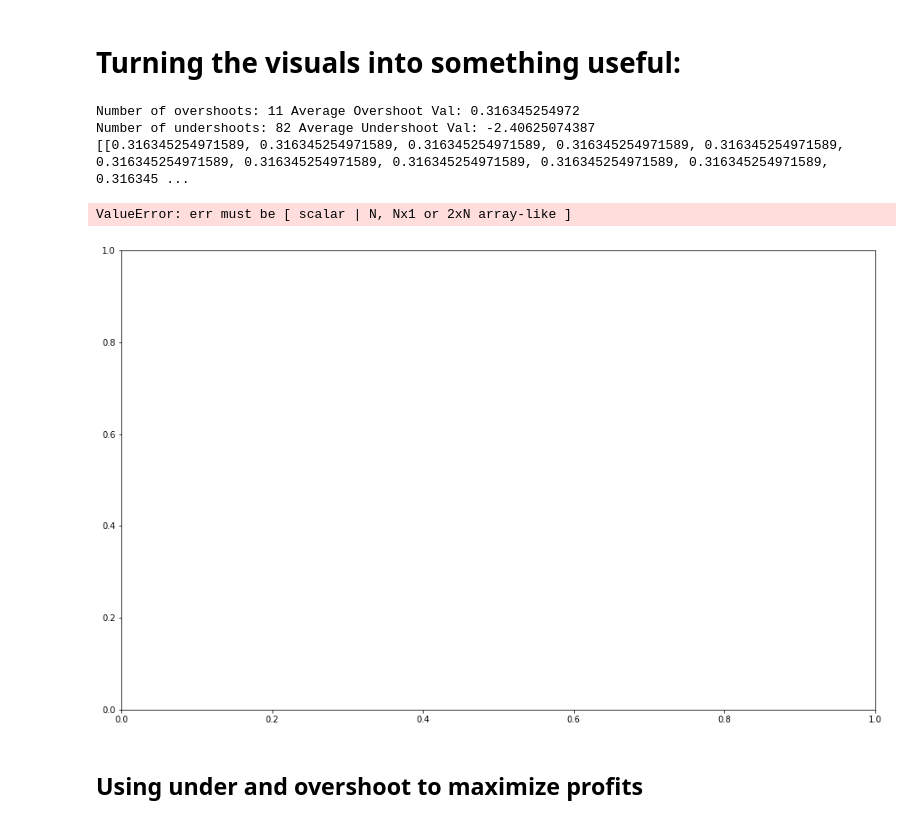
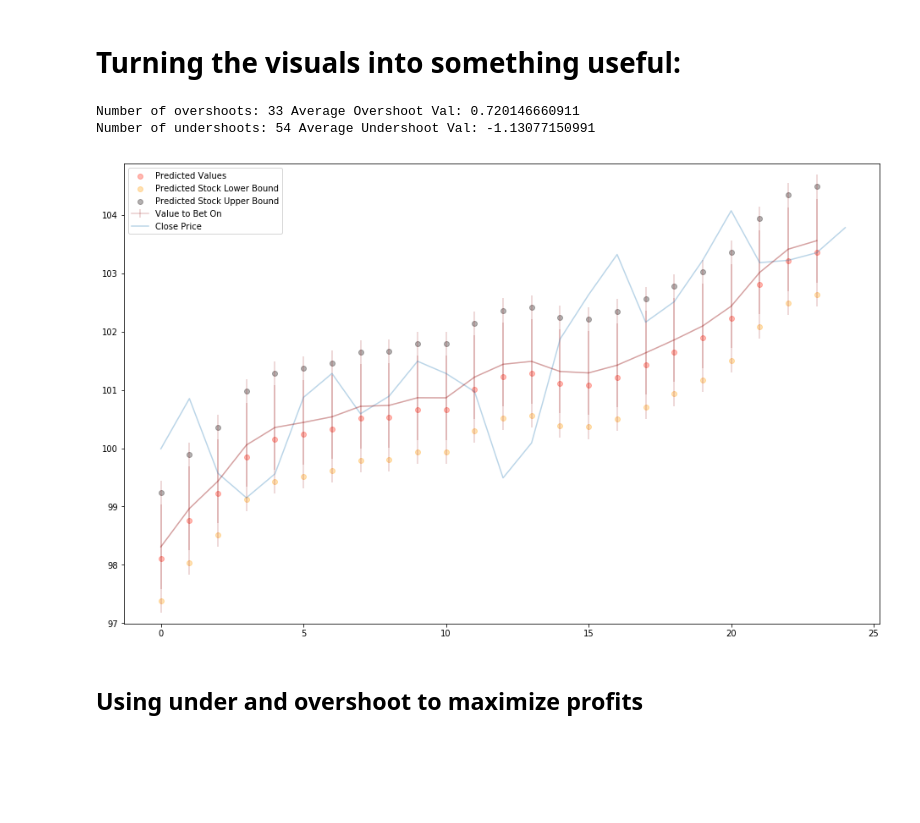
Before and after one commit to matthewwicker/DeepMarketModels, a Jupyter notebook: SingleModelMonetization.ipynb, the cells around one changed output. Drawn from its saved outputs; the diff is of its cells as text; code cells hidden in the pictures; blank space fills up the shorter version.

```diff
--- a/SingleModelMonetization.ipynb
+++ b/SingleModelMonetization.ipynb
@@ -45,7 +45,7 @@ look_back = 7
 
 # Here is the path to your finacial data from Yahoo:
 # Note: Replace NVIDIA stock. Not enough data on recent trends
-STOCK_TO_USE = "MCD"
+STOCK_TO_USE = "V"
 DATA_PATH = "FinData/" + STOCK_TO_USE + ".csv"
 MODEL_JSON_PATH = "FinModels/" + STOCK_TO_USE + ".json"
 MODEL_WEIGHT_PATH = "FinModels/" + STOCK_TO_USE + ".h5"
@@ -273,51 +273,46 @@ pylab.rcParams['figure.figsize'] = (16, 10)
 # First lets seperate the negative values from the
 # positive values so we can get a sense of if we
 # are over predicting or under predicting
-cmap = matplotlib.cm.get_cmap('RdYlGn_r')
+cmap = matplotlib.cm.get_cmap('hot_r')
 cod = real[:100]
 lstmp = pred[:100]
 
 negs = [lstmp[i] - cod[i] for i in range(100) if((lstmp[i] - cod[i]) < 0)]
 poss = [lstmp[i] - cod[i] for i in range(100) if((lstmp[i] - cod[i]) > 0)]
 
 negs = np.asarray(negs)
 poss = np.asarray(poss)
 
 print("Number of overshoots: %s Average Overshoot Val: %s"%(len(poss), np.average(poss)))
 print("Number of undershoots: %s Average Undershoot Val: %s"%(len(negs), np.average(negs)))
 # After getting the trend of over or under predicting
 # we will figure out the average overshoot and
 # undershoot
 
 real = close_of_data[-test_size:]
 pred = testPredictPlot[-test_size:]
 
 overshoot =  np.average(poss)
 undershoot =  np.average(negs)
 naive_bet = (overshoot+undershoot)/2
 
 x_vals = np.arange(25)
 
-yerr1 = [overshoot for i in range(25)]
-yerr2 = [undershoot for i in range(25)]
-yerrc = [yerr1, yerr2]
-print (yerrc)
-plt.errorbar(x_vals, pred[-25:],yerr=yerrc, xerr=[xerr, 2*xerr], fmt='--o')
-
 pred_ub = [i-overshoot for i in pred[-25:]]
 pred_lb = [i-undershoot for i in pred[-25:]]
 pred_b = [i-naive_bet for i in pred[-25:]]
-l, = plt.plot(pred_ub, label="Predicted Stock Lower Bound", alpha=0.3, color=cmap(0.1))
-u, = plt.plot(pred_lb, label="Predicted Stock Upper Bound", alpha=0.3, color=cmap(1.0))
-b, = plt.plot(pred_b, label="Value to Bet On", alpha=0.8, color='b')
-plt.legend(handles=[l,u,b])
+r = plt.scatter(x_vals, pred[-25:], label="Predicted Values", alpha=0.3, color=cmap(0.6))
+l = plt.scatter(x_vals, pred_ub, label="Predicted Stock Lower Bound", alpha=0.3, color=cmap(0.4))
+u = plt.scatter(x_vals, pred_lb, label="Predicted Stock Upper Bound", alpha=0.3, color=cmap(1.0))
+b = plt.errorbar(x_vals, pred_b, yerr=overshoot, label="Value to Bet On", alpha=0.2, color=cmap(0.8))
+b = plt.errorbar(x_vals, pred_b, yerr=undershoot, label="Value to Bet On", alpha=0.2, color=cmap(0.8))
+o, = plt.plot(real[-25:], label='Close Price',alpha=0.3)
+plt.legend(handles=[r,l,u,b,o])
 plt.show()
 # %% [output]
-Number of overshoots: 11 Average Overshoot Val: 0.316345254972
-Number of undershoots: 82 Average Undershoot Val: -2.40625074387
-[[0.316345254971589, 0.316345254971589, 0.316345254971589, 0.316345254971589, 0.316345254971589, 0.316345254971589, 0.316345254971589, 0.316345254971589, 0.316345254971589, 0.316345254971589, 0.316345 ...
+Number of overshoots: 33 Average Overshoot Val: 0.720146660911
+Number of undershoots: 54 Average Undershoot Val: -1.13077150991
-ValueError: err must be [ scalar | N, Nx1 or 2xN array-like ]
-[figure, old version]
+[figure, new version]
 # %% [markdown]
 ## Using under and overshoot to maximize profits
 # %%
```
Also changed, not shown: parts of 6 cells of this notebook.
